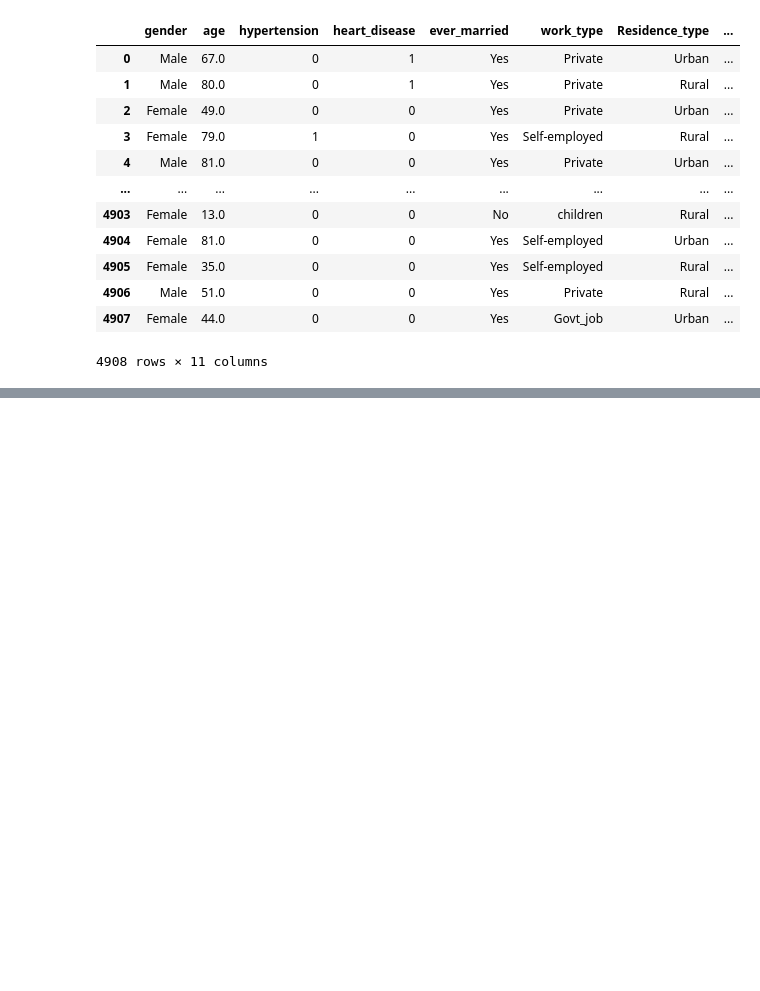
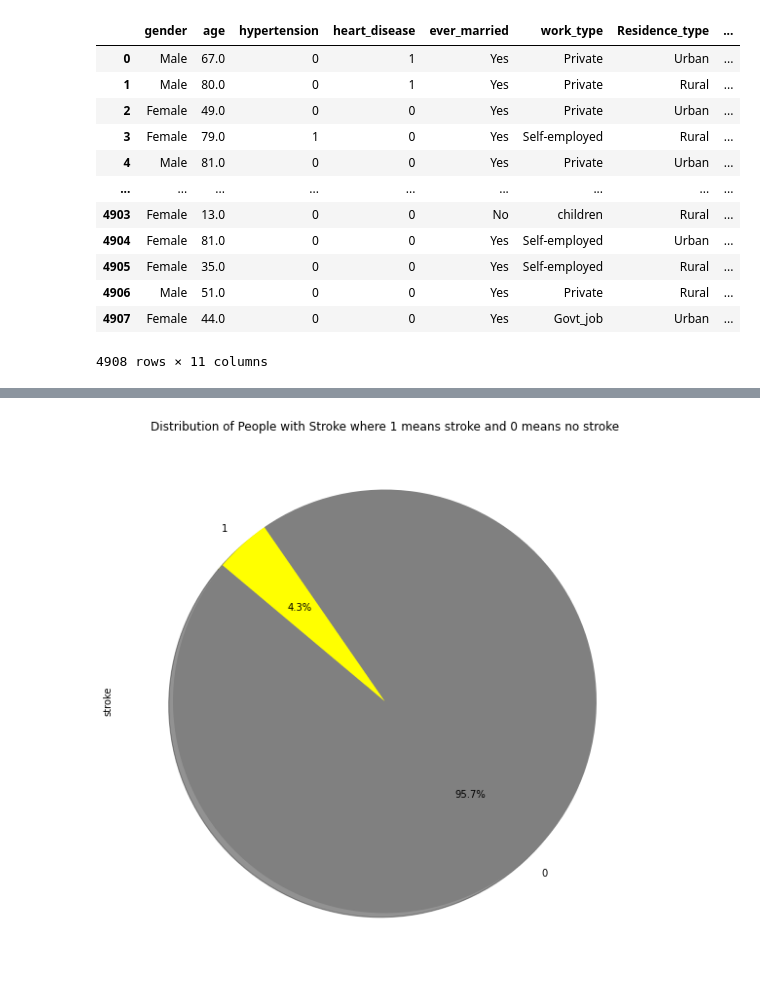
Before and after one commit to ruchisharma19/Project-4-Data-Doctors, a Jupyter notebook: Untitled.ipynb, the cells around one changed output, grey strips where cells are left out. Saved outputs shown, nothing was run; the diff lists cells and outputs as text; code cells hidden in the pictures; blank space fills up the shorter version.

```diff
--- a/Untitled.ipynb
+++ b/Untitled.ipynb
@@ -150 +164,14 @@ plotting_sex.plot(kind='pie',  autopct= "%1.1f%%", figsize=(20,10), colors = col
+# %%
+#Pie chart showing the percentage distribution of people with stroke
+plotting_sex = stroke_df_new['stroke'].value_counts()
+
+colors = ['grey', 'yellow']
+
+label = ['Yes', 'No']
+plt.title('Distribution of People with Stroke where 1 means stroke and 0 means no stroke')
+plotting_sex.plot(kind='pie',  autopct= "%1.1f%%", figsize=(20,10), colors = colors, startangle=140,
+                   shadow = True,)
+plt.savefig("./images/stroke_pie_chart.png")
+# %% [output]
+[figure, added]
 # %%
```
Also changed, not shown: parts of 5 cells of this notebook, 4 other files.
